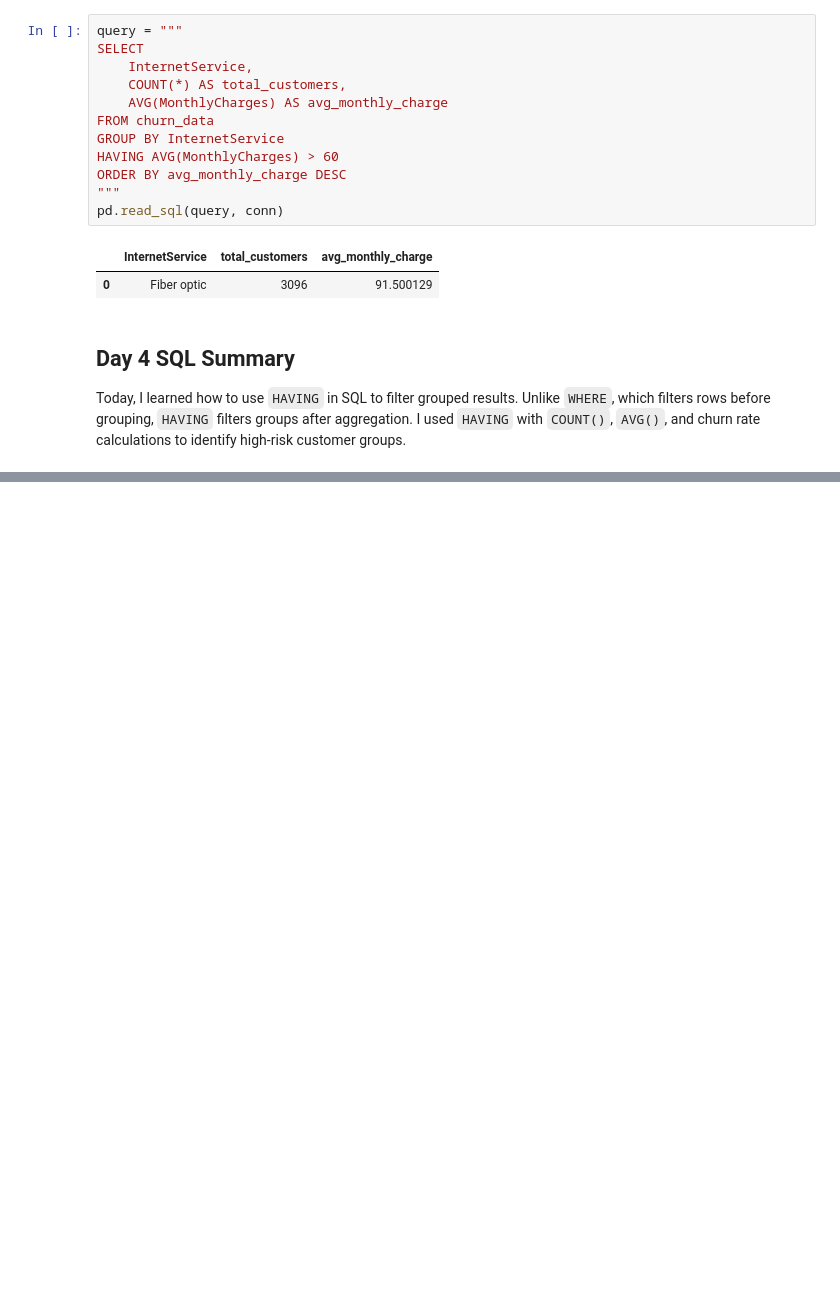
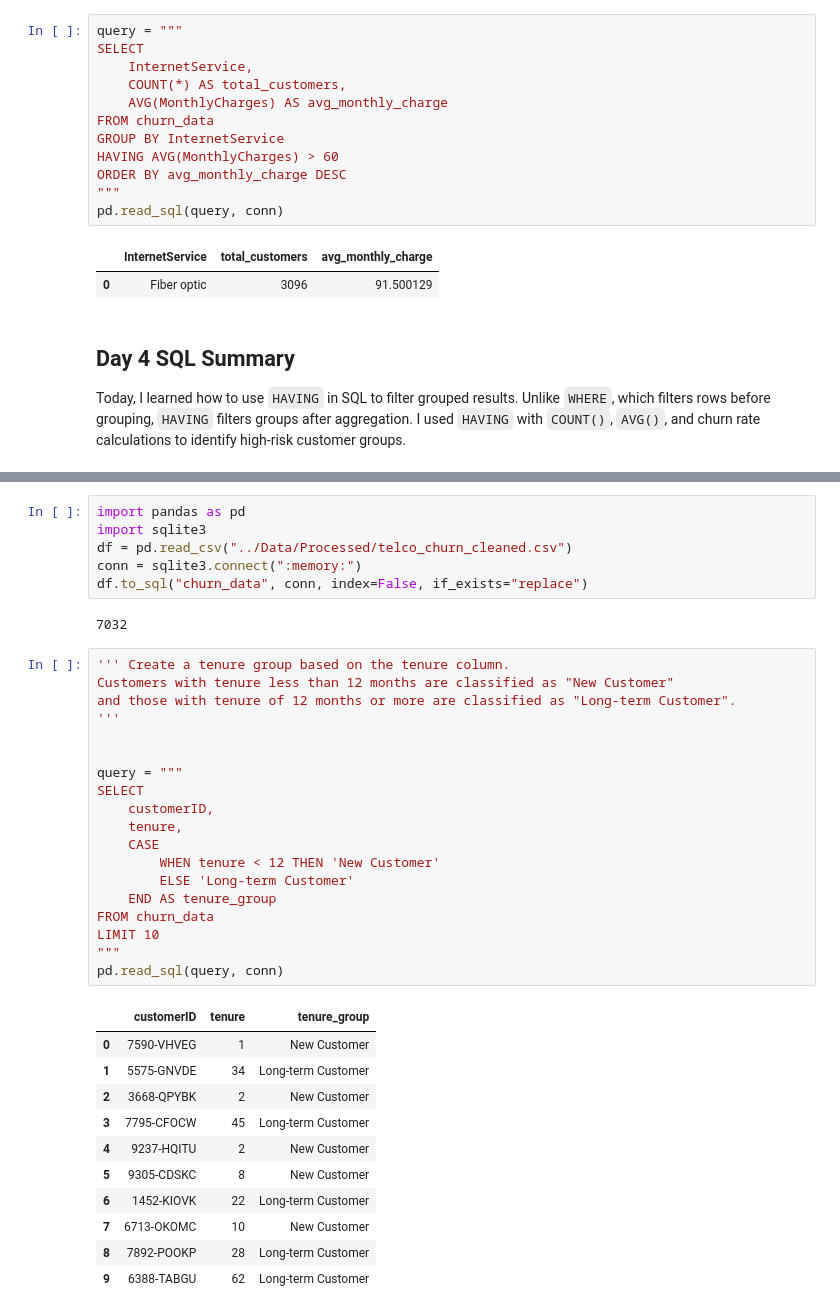
Before and after one commit to Hankrulin/customer-churn-prediction, a Jupyter notebook: Jupyter_notebook/sql_week2_practice.ipynb, the cells around one changed output, grey strips where cells are left out. Saved outputs shown, nothing was run; the diff lists cells and outputs as text; blank space fills up the shorter version.

```diff
--- a/Jupyter_notebook/sql_week2_practice.ipynb
+++ b/Jupyter_notebook/sql_week2_practice.ipynb
@@ -1018,0 +1036,39 @@ I used `HAVING` with `COUNT()`, `AVG()`, and churn rate calculations to identify
+# %%
+import pandas as pd
+import sqlite3
+df = pd.read_csv("../Data/Processed/telco_churn_cleaned.csv")
+conn = sqlite3.connect(":memory:")
+df.to_sql("churn_data", conn, index=False, if_exists="replace")
+# %% [output]
+7032
+# %%
+''' Create a tenure group based on the tenure column.
+Customers with tenure less than 12 months are classified as "New Customer"
+and those with tenure of 12 months or more are classified as "Long-term Customer".
+'''
+
+
+query = """
+SELECT
+    customerID,
+    tenure,
+    CASE
+        WHEN tenure < 12 THEN 'New Customer'
+        ELSE 'Long-term Customer'
+    END AS tenure_group
+FROM churn_data
+LIMIT 10
+"""
+pd.read_sql(query, conn)
+# %% [output]
+|  | customerID | tenure | tenure_group |
+| 0 | 7590-VHVEG | 1 | New Customer |
+| 1 | 5575-GNVDE | 34 | Long-term Customer |
+| 2 | 3668-QPYBK | 2 | New Customer |
+| 3 | 7795-CFOCW | 45 | Long-term Customer |
+| 4 | 9237-HQITU | 2 | New Customer |
+| 5 | 9305-CDSKC | 8 | New Customer |
+| 6 | 1452-KIOVK | 22 | Long-term Customer |
+| 7 | 6713-OKOMC | 10 | New Customer |
+| 8 | 7892-POOKP | 28 | Long-term Customer |
+| 9 | 6388-TABGU | 62 | Long-term Customer |
```
Also changed, not shown: parts of 37 cells of this notebook.
